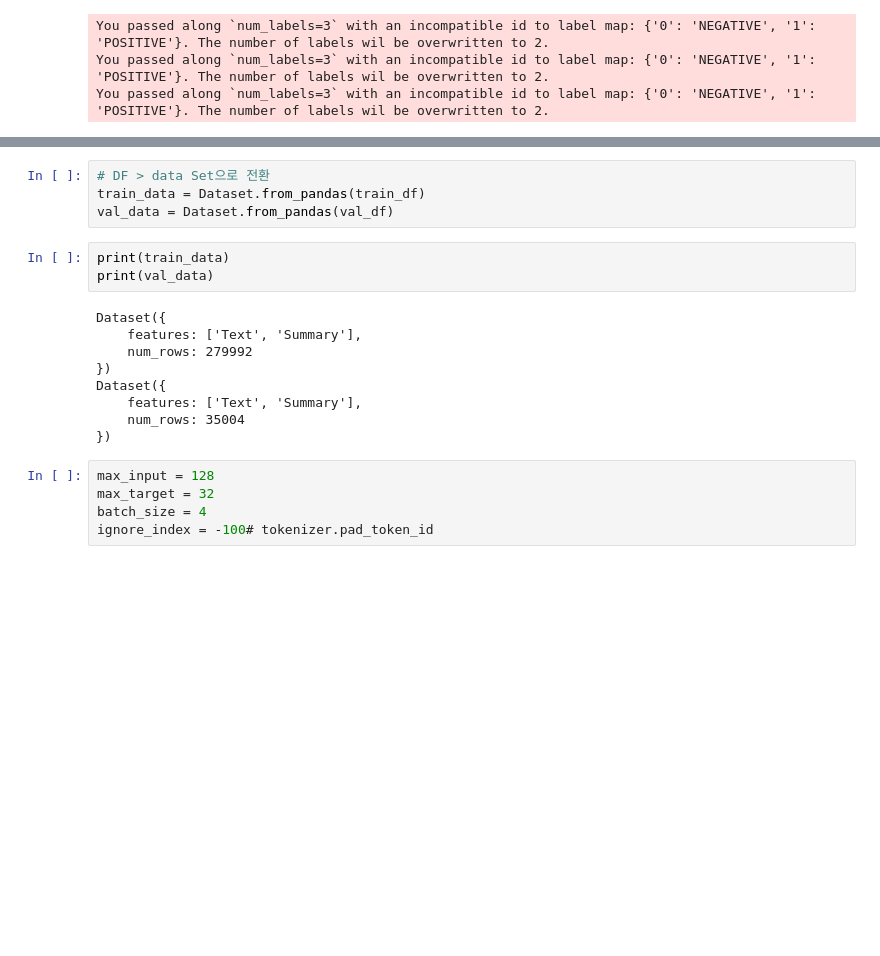
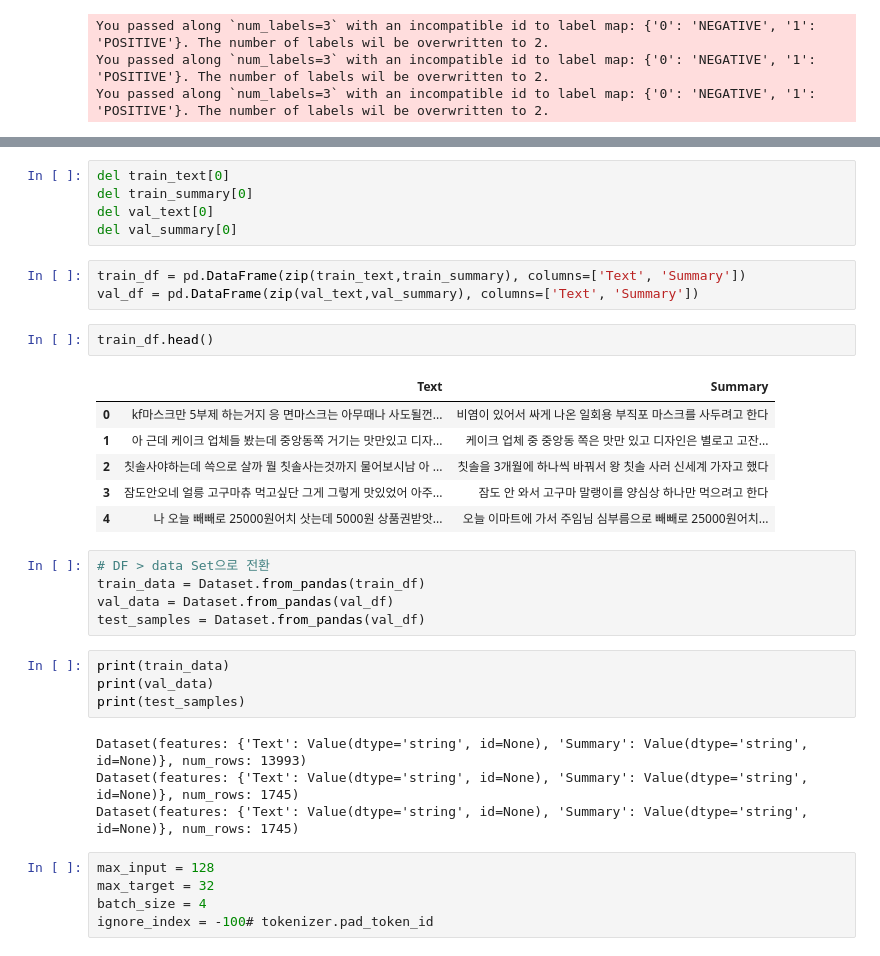
Before and after one commit to jx-dohwan/Aiffelthon_Total_porject, a Jupyter notebook: stopword.ipynb, the cells around one changed output, grey strips where cells are left out. Cells and saved outputs as stored; diff of their text form; blank space fills up the shorter version.

```diff
--- a/stopword.ipynb
+++ b/stopword.ipynb
@@ -102,19 +116,33 @@ train_df.head()
+# %%
+del train_text[0]
+del train_summary[0]
+del val_text[0]
+del val_summary[0]
+# %%
+train_df = pd.DataFrame(zip(train_text,train_summary), columns=['Text', 'Summary'])
+val_df = pd.DataFrame(zip(val_text,val_summary), columns=['Text', 'Summary'])
+# %%
+train_df.head()
+# %% [output]
+|  | Text | Summary |
+| 0 | kf마스크만 5부제 하는거지 응 면마스크는 아무때나 사도될껀... | 비염이 있어서 싸게 나온 일회용 부직포 마스크를 사두려고 한다 |
+| 1 | 아 근데 케이크 업체들 봤는데 중앙동쪽 거기는 맛만있고 디자... | 케이크 업체 중 중앙동 쪽은 맛만 있고 디자인은 별로고 고잔... |
+| 2 | 칫솔사야하는데 쓱으로 살까 뭘 칫솔사는것까지 물어보시남 아 ... | 칫솔을 3개월에 하나씩 바꿔서 왕 칫솔 사러 신세계 가자고 했다 |
+| 3 | 잠도안오네 얼릉 고구마츄 먹고싶단 그게 그렇게 맛있었어 아주... | 잠도 안 와서 고구마 말랭이를 양심상 하나만 먹으려고 한다 |
+| 4 | 나 오늘 빼빼로 25000원어치 삿는데 5000원 상품권받앗... | 오늘 이마트에 가서 주임님 심부름으로 빼빼로 25000원어치... |
 # %%
 # DF > data Set으로 전환
 train_data = Dataset.from_pandas(train_df)
 val_data = Dataset.from_pandas(val_df)
+test_samples = Dataset.from_pandas(val_df)
 # %%
 print(train_data)
 print(val_data)
+print(test_samples)
 # %% [output]
-Dataset({
-    features: ['Text', 'Summary'],
-    num_rows: 279992
-})
-Dataset({
-    features: ['Text', 'Summary'],
-    num_rows: 35004
-})
+Dataset(features: {'Text': Value(dtype='string', id=None), 'Summary': Value(dtype='string', id=None)}, num_rows: 13993)
+Dataset(features: {'Text': Value(dtype='string', id=None), 'Summary': Value(dtype='string', id=None)}, num_rows: 1745)
+Dataset(features: {'Text': Value(dtype='string', id=None), 'Summary': Value(dtype='string', id=None)}, num_rows: 1745)
 # %%
 max_input = 128
 max_target = 32
```
Also changed, not shown: parts of 26 cells of this notebook.
